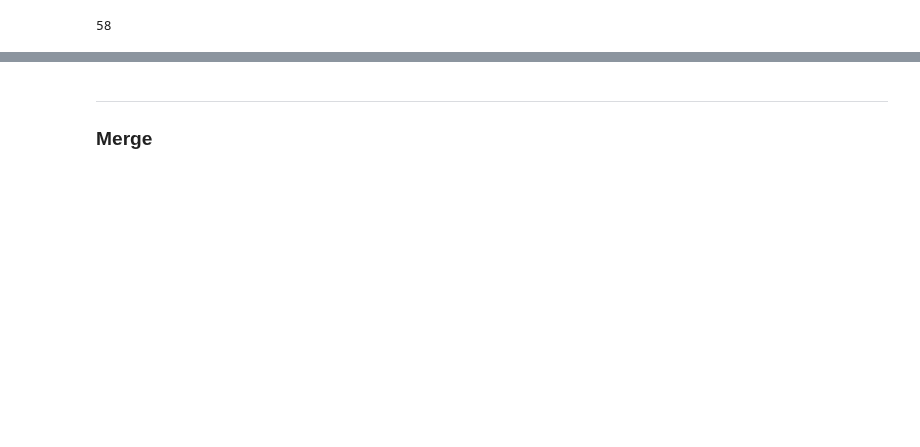
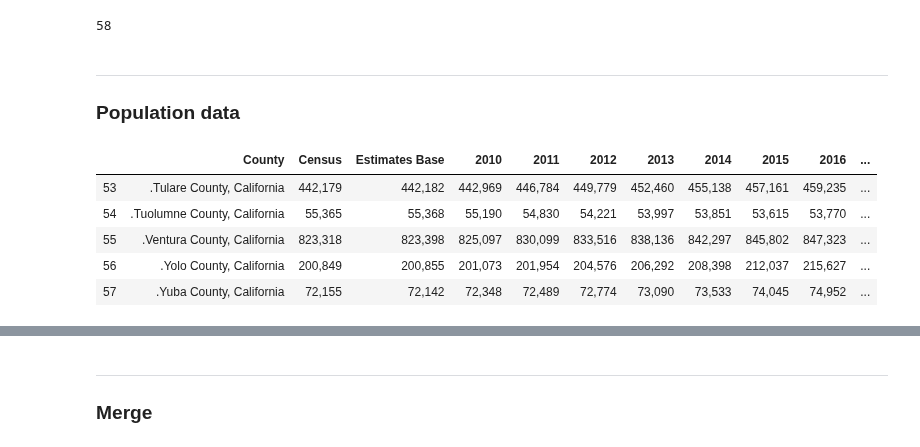
Before and after one commit to matthew-y-dong/ca-waste, a Jupyter notebook: code/clean-merge-data.ipynb, the cells around one changed output, grey strips where cells are left out. Cells and saved outputs as stored; diff of their text form; code cells hidden in the pictures; blank space fills up the shorter version.

```diff
--- a/code/merge-data.ipynb
+++ b/code/clean-merge-data.ipynb
@@ -53,3 +60,20 @@ residential_electricity.head()
 len(residential_electricity.County.unique())
 # %% [output]
 58
+# %% [markdown]
+---
+
+### Population data
+# %%
+population_per_county = pd.read_csv("../data/census-ca-county-populations.csv", skiprows=3, skipfooter=5)
+population_per_county.rename(columns={"Unnamed: 0":"County"}, inplace=True)
+population_per_county.drop([0], inplace=True) # drop CA population
+population_per_county.reset_index(drop=True, inplace=True)
+population_per_county.tail()
+# %% [output]
+|  | County | Census | Estimates Base | 2010 | 2011 | 2012 | 2013 | 2014 | 2015 | 2016 | ... |
+| 53 | .Tulare County, California | 442,179 | 442,182 | 442,969 | 446,784 | 449,779 | 452,460 | 455,138 | 457,161 | 459,235 | ... |
+| 54 | .Tuolumne County, California | 55,365 | 55,368 | 55,190 | 54,830 | 54,221 | 53,997 | 53,851 | 53,615 | 53,770 | ... |
+| 55 | .Ventura County, California | 823,318 | 823,398 | 825,097 | 830,099 | 833,516 | 838,136 | 842,297 | 845,802 | 847,323 | ... |
+| 56 | .Yolo County, California | 200,849 | 200,855 | 201,073 | 201,954 | 204,576 | 206,292 | 208,398 | 212,037 | 215,627 | ... |
+| 57 | .Yuba County, California | 72,155 | 72,142 | 72,348 | 72,489 | 72,774 | 73,090 | 73,533 | 74,045 | 74,952 | ... |
```
Also changed, not shown: parts of 11 cells of this notebook, 4 other files.
